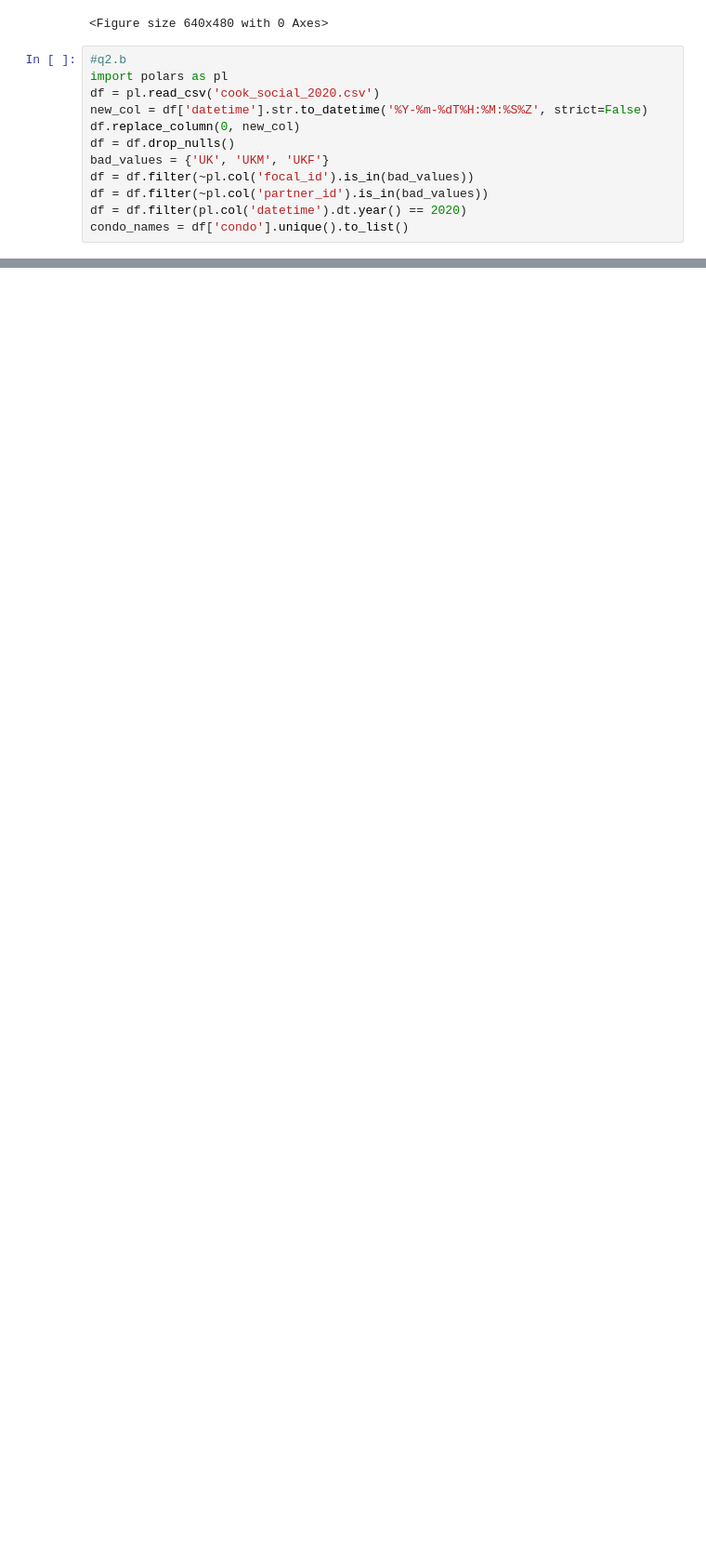
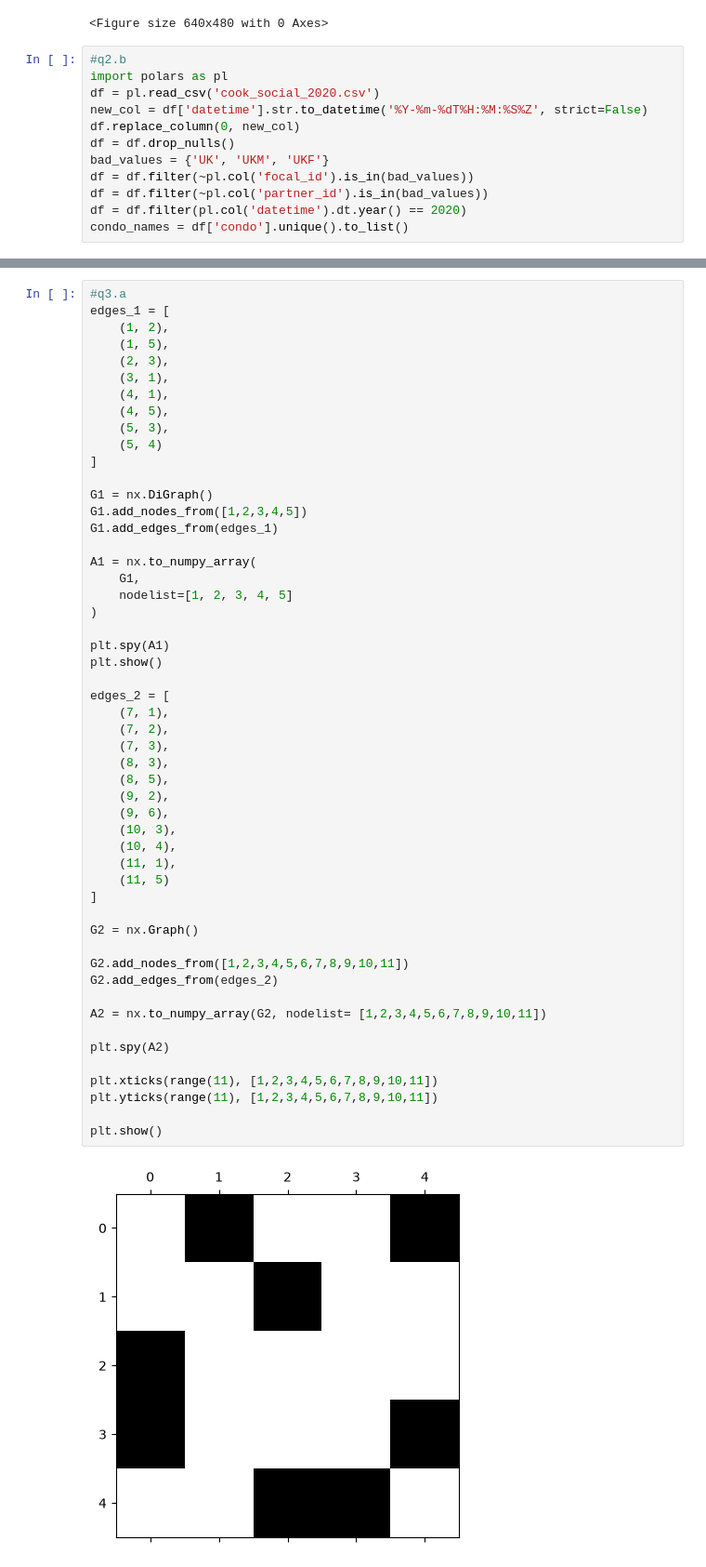
Before and after one commit to hyunderscore/BIOL4200homework-, a Jupyter notebook: hw1/homework 1.ipynb, the cells around one changed output, grey strips where cells are left out. Shown at 93% size. Cells and saved outputs as stored; diff of their text form; blank space fills up the shorter version.

```diff
--- a/hw1/homework 1.ipynb
+++ b/hw1/homework 1.ipynb
@@ -172,0 +175,54 @@ The touch network seems more sporadic while the 5cm network seems the most isola
+# %%
+#q3.a
+edges_1 = [
+    (1, 2),
+    (1, 5),
+    (2, 3),
+    (3, 1),
+    (4, 1),
+    (4, 5),
+    (5, 3),
+    (5, 4)
+]
+
+G1 = nx.DiGraph()
+G1.add_nodes_from([1,2,3,4,5])
+G1.add_edges_from(edges_1)
+
+A1 = nx.to_numpy_array(
+    G1,
+    nodelist=[1, 2, 3, 4, 5]
+)
+
+plt.spy(A1)
+plt.show()
+
+edges_2 = [
+    (7, 1),
+    (7, 2),
+    (7, 3),
+    (8, 3),
+    (8, 5),
+    (9, 2),
+    (9, 6),
+    (10, 3),
+    (10, 4),
+    (11, 1),
+    (11, 5)
+]
+
+G2 = nx.Graph()
+
+G2.add_nodes_from([1,2,3,4,5,6,7,8,9,10,11])
+G2.add_edges_from(edges_2)
+
+A2 = nx.to_numpy_array(G2, nodelist= [1,2,3,4,5,6,7,8,9,10,11])
+
+plt.spy(A2)
+
+plt.xticks(range(11), [1,2,3,4,5,6,7,8,9,10,11])
+plt.yticks(range(11), [1,2,3,4,5,6,7,8,9,10,11])
+
+plt.show()
+# %% [output]
+[figure, added]
```
Also changed, not shown: parts of 6 cells of this notebook.
